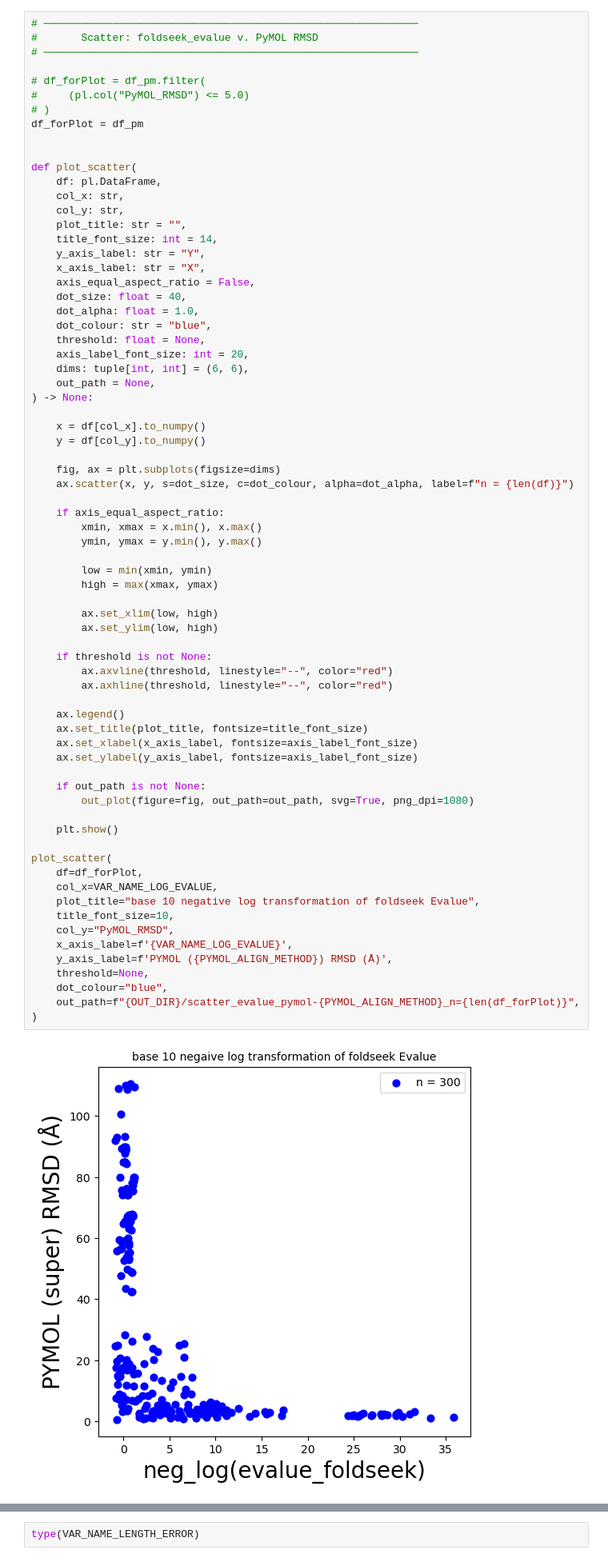
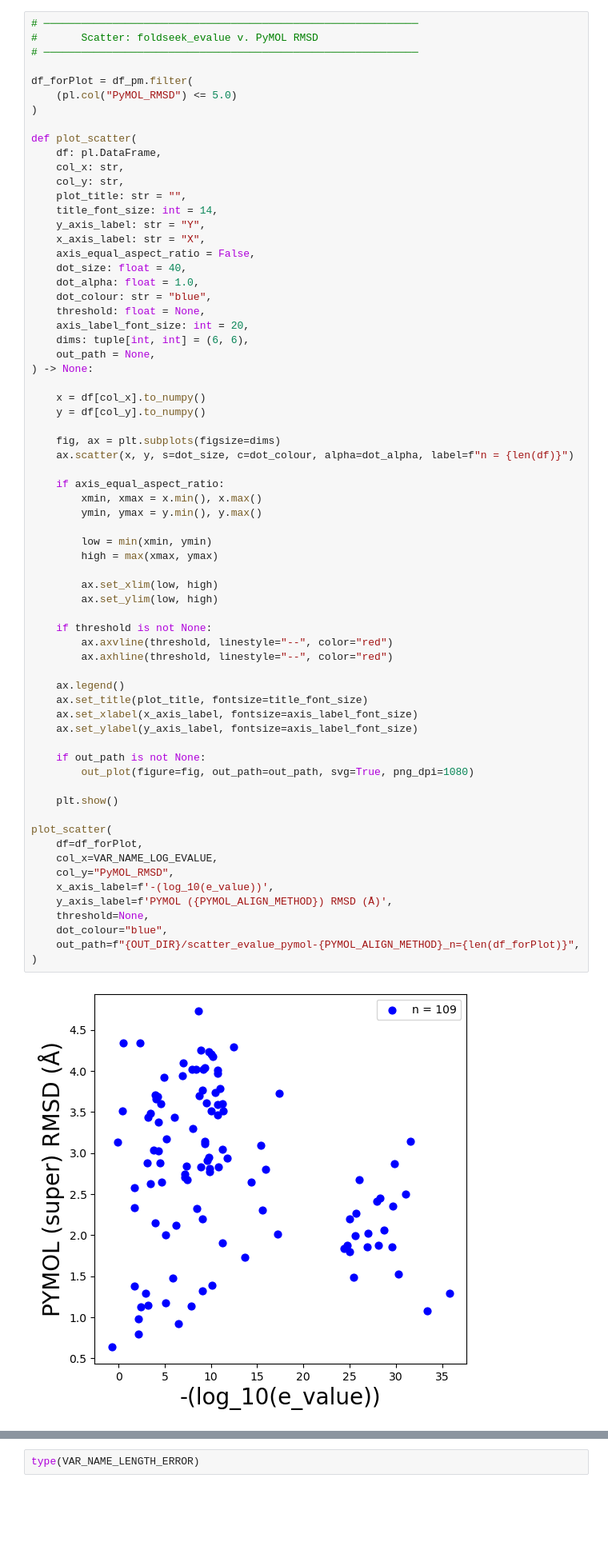
Before and after one commit to juliandeanmoran/BISSH, a Jupyter notebook: testing/explore_zorya.ipynb, the cells around one changed output, grey strips where cells are left out. Shown at 80% size. Drawn from its saved outputs; the diff is of its cells as text; blank space fills up the shorter version.

```diff
--- a/testing/explore_zorya.ipynb
+++ b/testing/explore_zorya.ipynb
@@ -469,11 +469,9 @@ shape: (300, 77)
 #       Scatter: foldseek_evalue v. PyMOL RMSD
 # ────────────────────────────────────────────────────────────
 
-# df_forPlot = df_pm.filter(
-#     (pl.col("PyMOL_RMSD") <= 5.0)
-# )
-df_forPlot = df_pm
-
+df_forPlot = df_pm.filter(
+    (pl.col("PyMOL_RMSD") <= 5.0)
+)
 
 def plot_scatter(
     df: pl.DataFrame,
@@ -506,34 +504,32 @@ def plot_scatter(
         low = min(xmin, ymin)
         high = max(xmax, ymax)
 
         ax.set_xlim(low, high)
         ax.set_ylim(low, high)
 
     if threshold is not None:
         ax.axvline(threshold, linestyle="--", color="red")
         ax.axhline(threshold, linestyle="--", color="red")
 
     ax.legend()
     ax.set_title(plot_title, fontsize=title_font_size)
     ax.set_xlabel(x_axis_label, fontsize=axis_label_font_size)
     ax.set_ylabel(y_axis_label, fontsize=axis_label_font_size)
 
     if out_path is not None:
         out_plot(figure=fig, out_path=out_path, svg=True, png_dpi=1080)
 
     plt.show()
 
 plot_scatter(
     df=df_forPlot,
     col_x=VAR_NAME_LOG_EVALUE,
-    plot_title="base 10 negative log transformation of foldseek Evalue",
-    title_font_size=10,
     col_y="PyMOL_RMSD",
-    x_axis_label=f'{VAR_NAME_LOG_EVALUE}',
+    x_axis_label=f'-(log_10(e_value))',
     y_axis_label=f'PYMOL ({PYMOL_ALIGN_METHOD}) RMSD (Å)',
     threshold=None,
     dot_colour="blue",
     out_path=f"{OUT_DIR}/scatter_evalue_pymol-{PYMOL_ALIGN_METHOD}_n={len(df_forPlot)}",
 )
 # %% [output]
-[figure, old version]
+[figure, new version]
```
Also changed, not shown: parts of 4 cells of this notebook, 25 other files.
